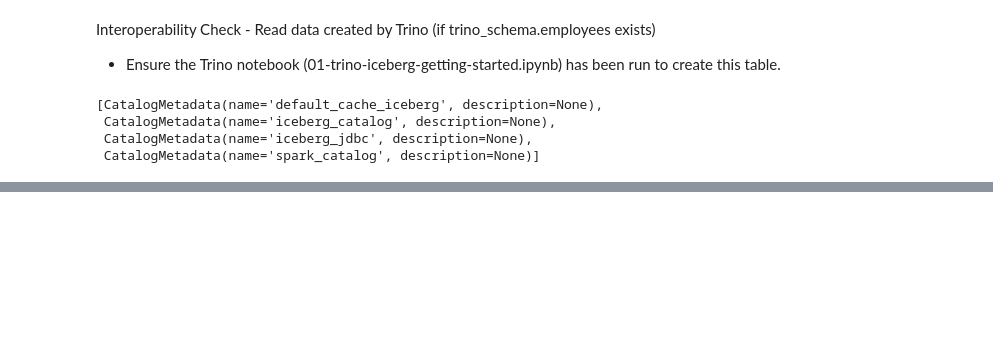
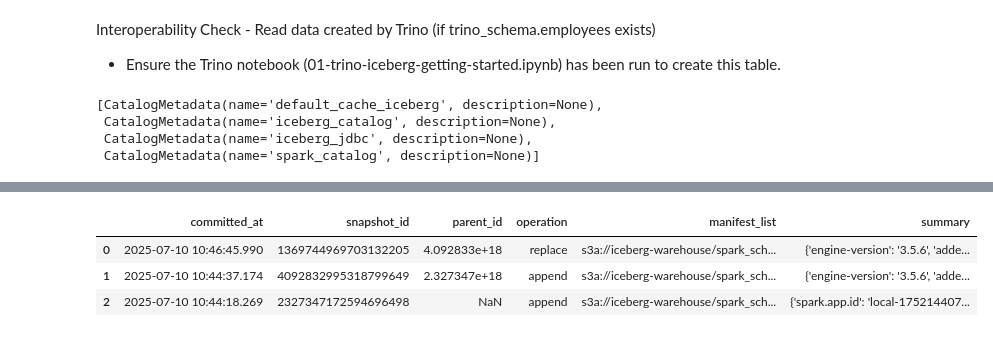
Before and after one commit to matejkratochvil/datalakehouse-iceberg-jdbc, a Jupyter notebook: notebooks/02-spark-iceberg-examples.ipynb, the cells around one changed output, grey strips where cells are left out. Drawn from its saved outputs; the diff is of its cells as text; code cells hidden in the pictures; blank space fills up the shorter version.

```diff
--- a/notebooks/02-spark-iceberg-examples.ipynb
+++ b/notebooks/02-spark-iceberg-examples.ipynb
@@ -615,0 +661,9 @@ Spark Iceberg Datalakehouse Demo (Phase 2) completed.
+# %%
+spark = (SparkSession
+         .builder
+         .master("local[4]")
+         .config("spark.executor.memory", "6g")
+         .config("spark.driver.memory", "6g")
+         .config("spark.hadoop.fs.s3a.endpoint.region","eu-central-1")
+         .appName("pyiceberg")
+        ).getOrCreate()
@@ -615,0 +916,7 @@ Spark Iceberg Datalakehouse Demo (Phase 2) completed.
+# %%
+spark.sql("SELECT * FROM iceberg_jdbc.spark_schema.elspotprices2.snapshots ORDER BY committed_at DESC").toPandas()
+# %% [output]
+|  | committed_at | snapshot_id | parent_id | operation | manifest_list | summary |
+| 0 | 2025-07-10 10:46:45.990 | 1369744969703132205 | 4.092833e+18 | replace | s3a://iceberg-warehouse/spark_sch... | {'engine-version': '3.5.6', 'adde... |
+| 1 | 2025-07-10 10:44:37.174 | 4092832995318799649 | 2.327347e+18 | append | s3a://iceberg-warehouse/spark_sch... | {'engine-version': '3.5.6', 'adde... |
+| 2 | 2025-07-10 10:44:18.269 | 2327347172594696498 | NaN | append | s3a://iceberg-warehouse/spark_sch... | {'spark.app.id': 'local-175214407... |
```
Also changed, not shown: parts of 59 cells of this notebook, 10 other files.
